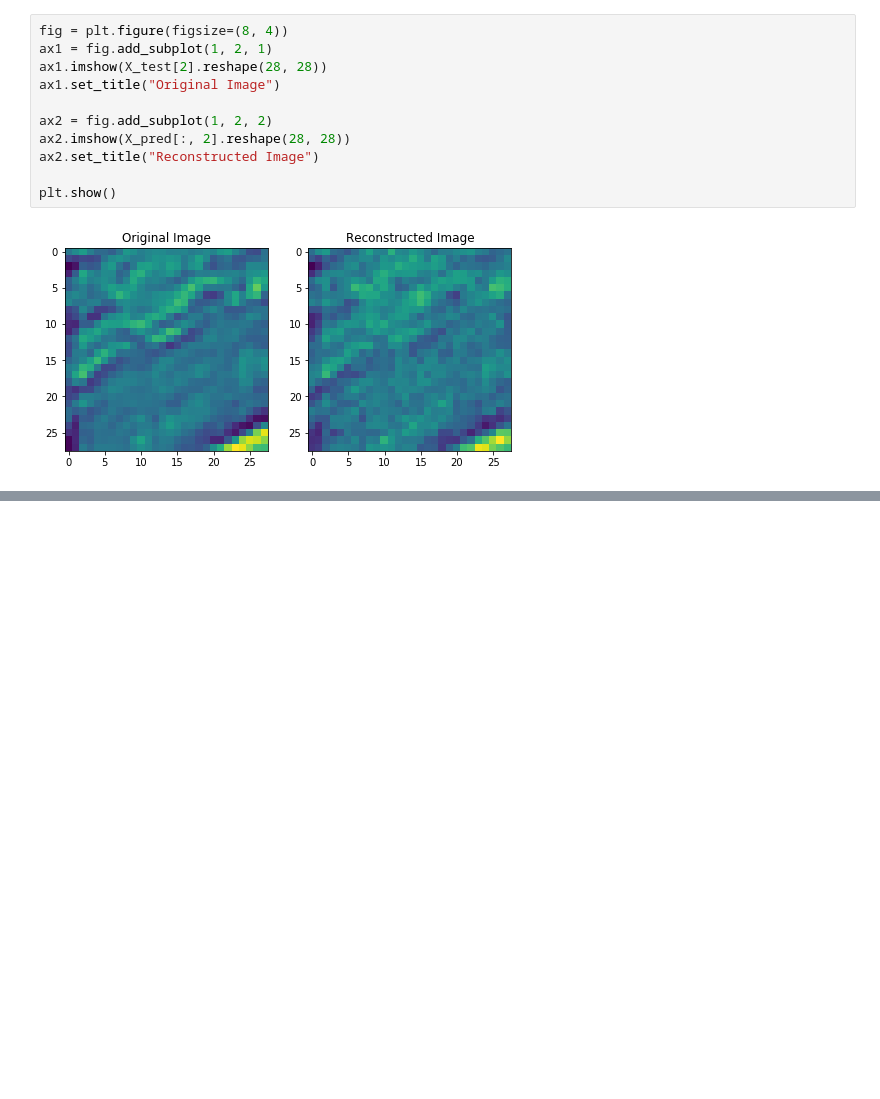
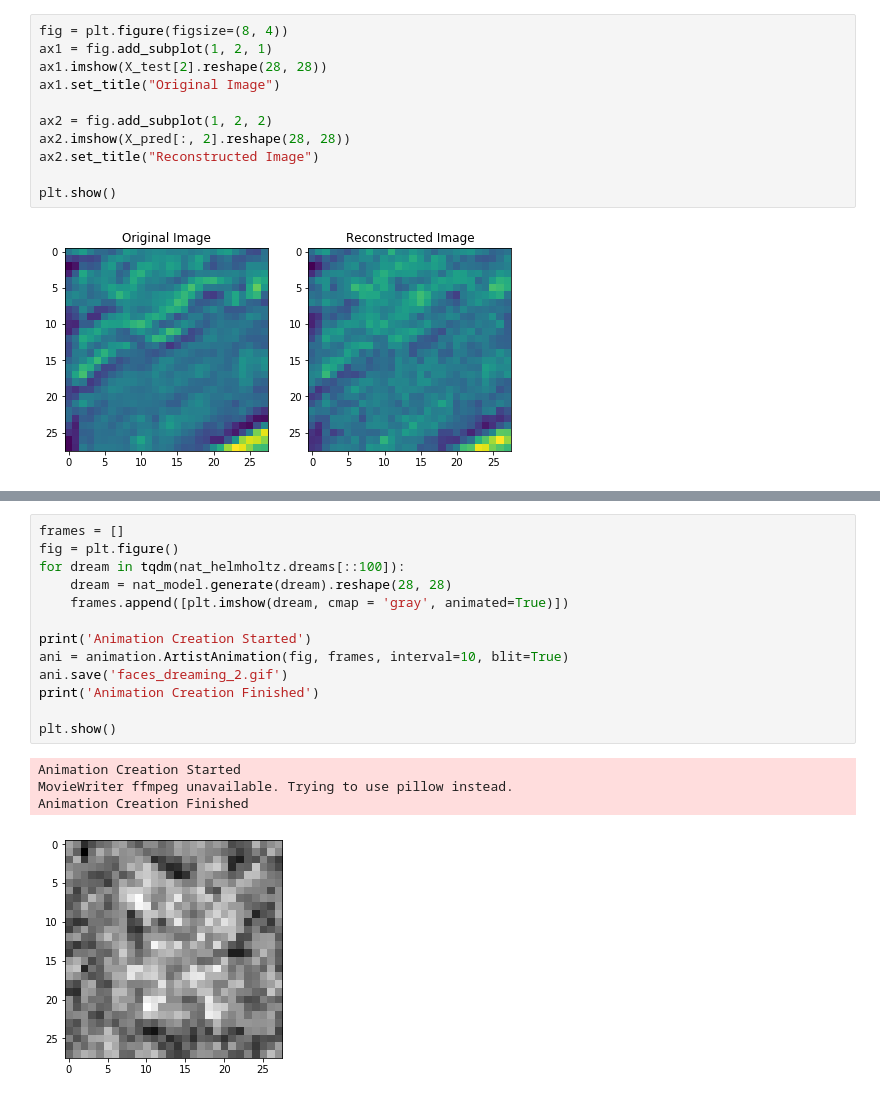
Before and after one commit to saarangp/dreammachines, a Jupyter notebook: Sparse_Coding_Demo.ipynb, the cells around one changed output, grey strips where cells are left out. Saved outputs shown, nothing was run; the diff lists cells and outputs as text; blank space fills up the shorter version.

```diff
--- a/Sparse_Coding_Demo.ipynb
+++ b/Sparse_Coding_Demo.ipynb
@@ -109,0 +138,18 @@ plt.show()
+# %%
+frames = []
+fig = plt.figure()
+for dream in tqdm(nat_helmholtz.dreams[::100]):
+    dream = nat_model.generate(dream).reshape(28, 28)
+    frames.append([plt.imshow(dream, cmap = 'gray', animated=True)])
+
+print('Animation Creation Started')
+ani = animation.ArtistAnimation(fig, frames, interval=10, blit=True)
+ani.save('faces_dreaming_2.gif')
+print('Animation Creation Finished')
+
+plt.show()
+# %% [output]
+Animation Creation Started
+MovieWriter ffmpeg unavailable. Trying to use pillow instead.
+Animation Creation Finished
+[figure, added]
```
Also changed, not shown: parts of 6 cells of this notebook.
